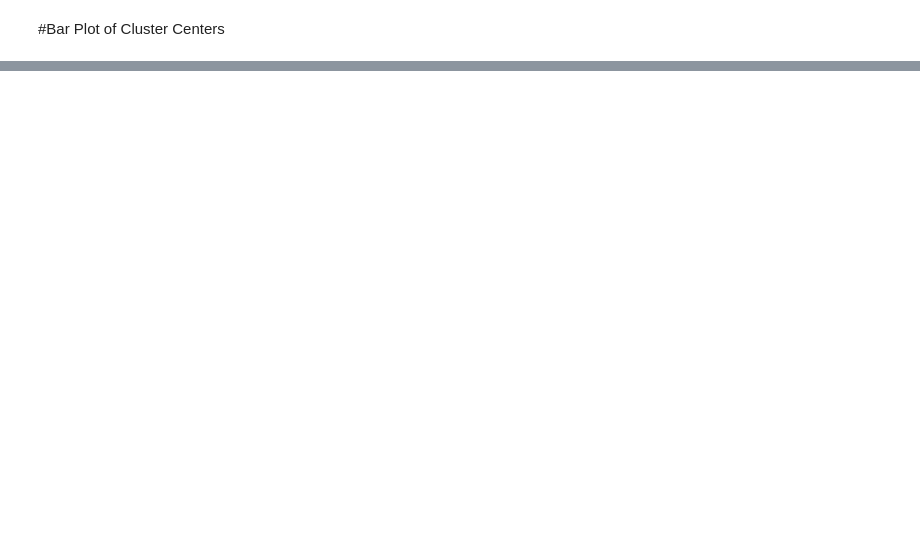
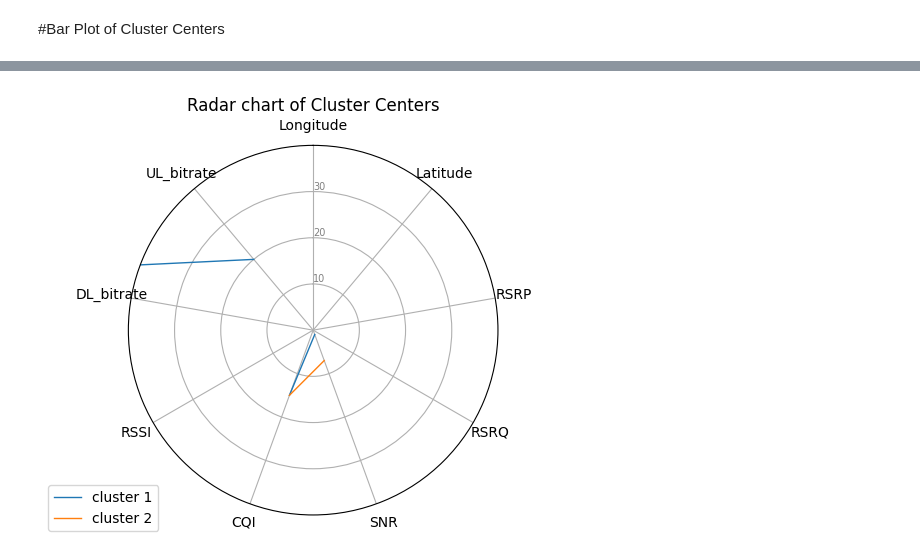
Before and after one commit to maryclareok/3classesfireandsmoke, a Jupyter notebook: sosesworkmay2024.ipynb, the cells around one changed output, grey strips where cells are left out. Drawn from its saved outputs; the diff is of its cells as text; code cells hidden in the pictures; blank space fills up the shorter version.

```diff
--- a/sosesworkmay2024.ipynb
+++ b/sosesworkmay2024.ipynb
@@ -384,0 +455,42 @@ NameError: name 'X_encoded' is not defined
+# %%
+from math import pi
+
+# Number of variables
+num_vars = len(features)
+
+# Compute angle each axis will occupy
+angles = [n / float(num_vars) * 2 * pi for n in range(num_vars)]
+angles += angles[:1]  # Ensure circularity
+
+# Initialise the spider plot
+ax = plt.subplot(111, polar=True)
+
+# If you want the first axis to be on top:
+ax.set_theta_offset(pi / 2)
+ax.set_theta_direction(-1)
+
+# Draw one axe per variable + add labels
+plt.xticks(angles[:-1], features)
+
+# Draw ylabels
+ax.set_rlabel_position(0)
+plt.yticks([10, 20, 30], ["10", "20", "30"], color="grey", size=7)
+plt.ylim(0, 40)
+
+# Ind1
+values = df.loc[0, features].values.flatten().tolist()
+values += values[:1]
+ax.plot(angles, values, linewidth=1, linestyle='solid', label="cluster 1")
+ax.fill(angles, values, 'b', alpha=0.1)
+
+# Ind2
+values = df.loc[1, features].values.flatten().tolist()
+values += values[:1]
+ax.plot(angles, values, linewidth=1, linestyle='solid', label="cluster 2")
+ax.fill(angles, values, 'r', alpha=0.1)
+
+plt.title('Radar chart of Cluster Centers')
+plt.legend(loc='upper right', bbox_to_anchor=(0.1, 0.1))
+plt.show()
+# %% [output]
+[figure, added]
```
Also changed, not shown: parts of 30 cells of this notebook.
